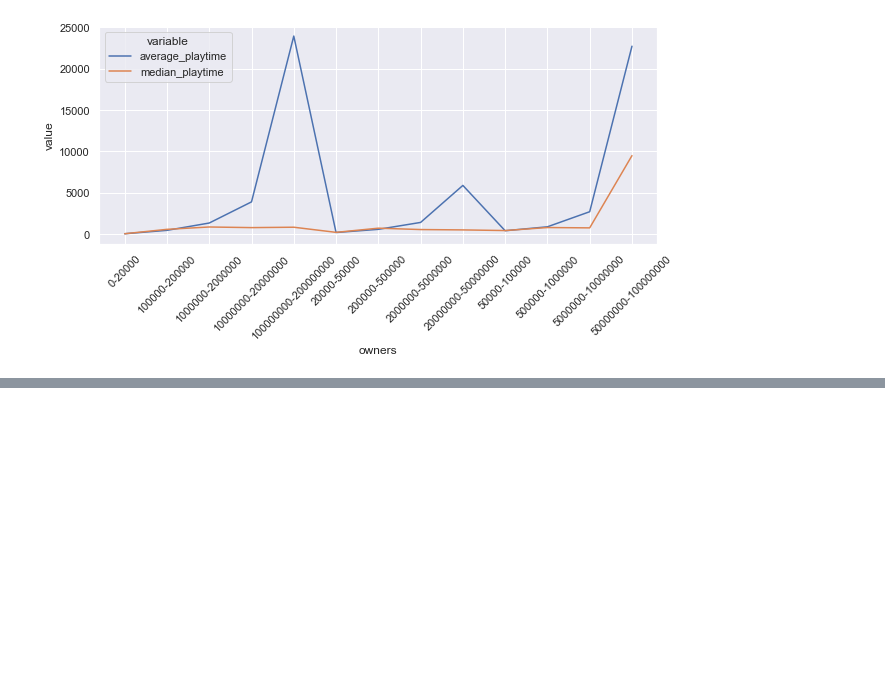
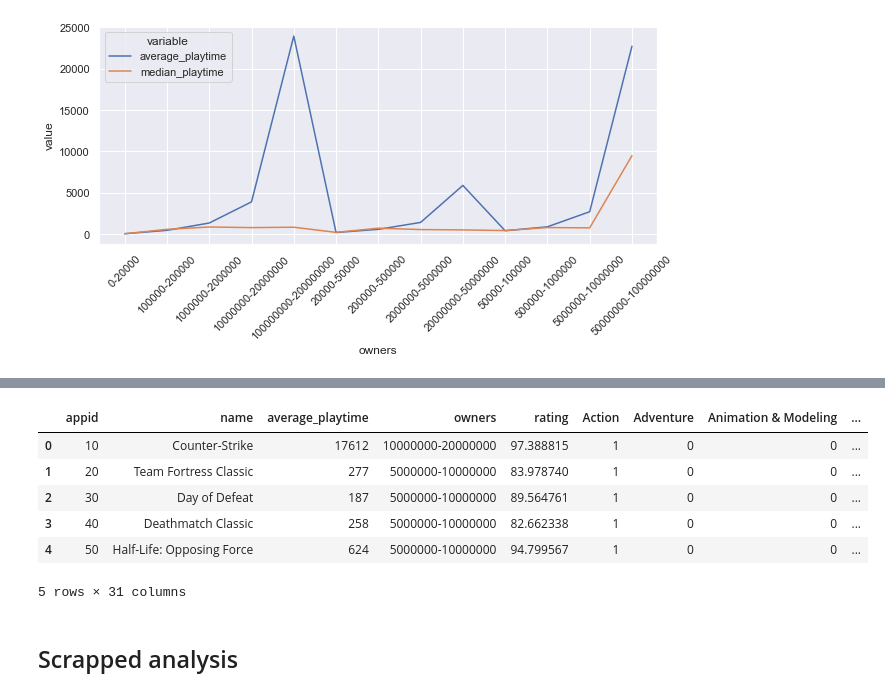
Before and after one commit to darrenchay/game_recommender, a Jupyter notebook: 1_steam_data_processing.ipynb, the cells around one changed output, grey strips where cells are left out. Drawn from its saved outputs; the diff is of its cells as text; code cells hidden in the pictures; blank space fills up the shorter version.

```diff
--- a/1_steam_data_processing.ipynb
+++ b/1_steam_data_processing.ipynb
@@ -555,0 +407,13 @@ sns.lineplot(x="owners", y='value', hue="variable",
+# %%
+dropped_cols = ['release_date', 'developer', 'platforms', 'categories', 'steamspy_tags',
+                'genres', 'positive_ratings', 'negative_ratings', 'median_playtime', 'price', 'total_ratings']
+cleaned_data = steam_data_encoded.drop(dropped_cols, 1)
+cleaned_data.head()
+# %% [output]
+|  | appid | name | average_playtime | owners | rating | Action | Adventure | Animation & Modeling | ... |
+| 0 | 10 | Counter-Strike | 17612 | 10000000-20000000 | 97.388815 | 1 | 0 | 0 | ... |
+| 1 | 20 | Team Fortress Classic | 277 | 5000000-10000000 | 83.978740 | 1 | 0 | 0 | ... |
+| 2 | 30 | Day of Defeat | 187 | 5000000-10000000 | 89.564761 | 1 | 0 | 0 | ... |
+| 3 | 40 | Deathmatch Classic | 258 | 5000000-10000000 | 82.662338 | 1 | 0 | 0 | ... |
+| 4 | 50 | Half-Life: Opposing Force | 624 | 5000000-10000000 | 94.799567 | 1 | 0 | 0 | ... |
+5 rows × 31 columns
@@ -555,0 +423,2 @@ sns.lineplot(x="owners", y='value', hue="variable",
+# %% [markdown]
+## Scrapped analysis
```
Also changed, not shown: parts of 35 cells of this notebook, 4 other files.
